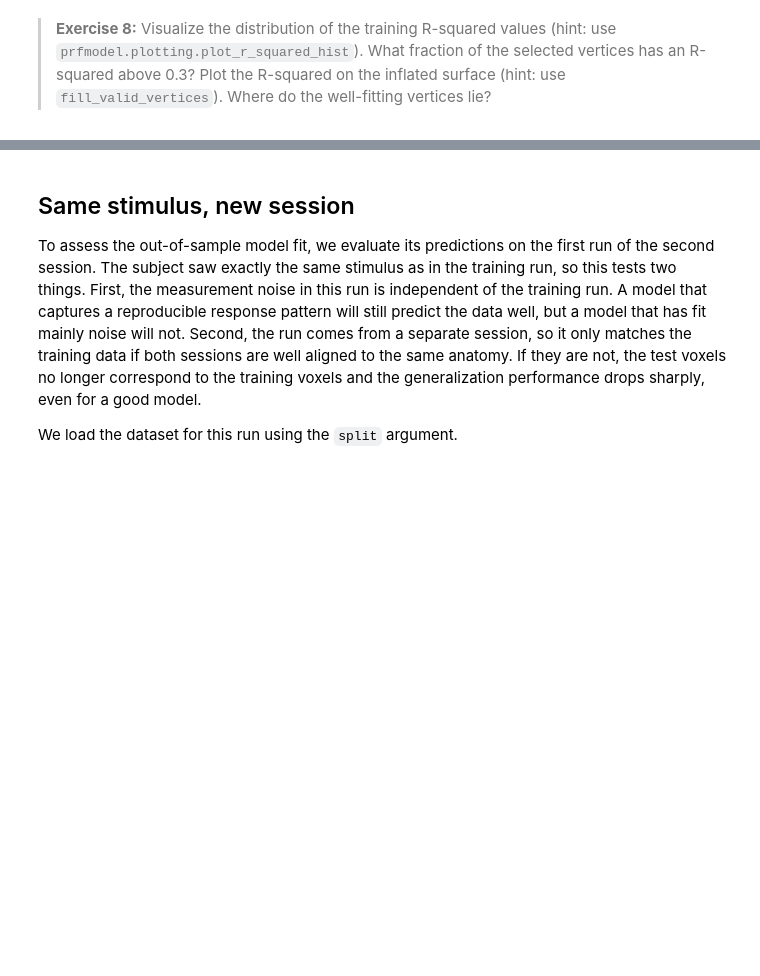
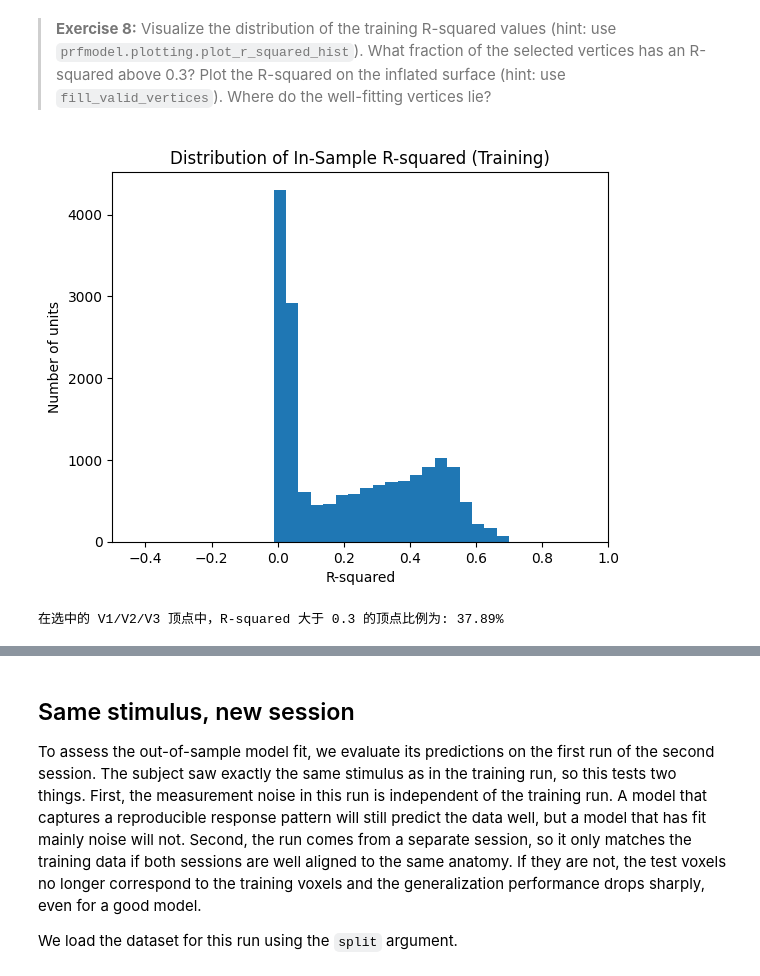
Before and after one commit to quailsir/Python, a Jupyter notebook: notebooks/workshop/02-prf-visual-fmri-cv.ipynb, the cells around one changed output, grey strips where cells are left out. Saved outputs shown, nothing was run; the diff lists cells and outputs as text; code cells hidden in the pictures; blank space fills up the shorter version.

```diff
--- a/notebooks/workshop/02-prf-visual-fmri-cv.ipynb
+++ b/notebooks/workshop/02-prf-visual-fmri-cv.ipynb
@@ -394,3 +431,21 @@ r_squared_train.shape
 > **Exercise 8:** Visualize the distribution of the training R-squared values (hint: use `prfmodel.plotting.plot_r_squared_hist`). What fraction of the selected vertices has an R-squared above 0.3? Plot the R-squared on the inflated surface (hint: use `fill_valid_vertices`). Where do the well-fitting vertices lie?
 # %%
 # Your code goes here
+# %%
+from prfmodel.plotting import plot_r_squared_hist
+import numpy as np
+import matplotlib.pyplot as plt
+
+# 1. Plot the distribution of the training R-squared values
+fig_r2_hist = plot_r_squared_hist(r_squared_train)
+plt.title("Distribution of In-Sample R-squared (Training)")
+plt.show()
+# %% [output]
+[figure, added]
+# %%
+# 2. Calculate the fraction of selected vertices with an R-squared above 0.3
+threshold = 0.3
+fraction_above_threshold = np.mean(r_squared_train > threshold)
+print(f"在选中的 V1/V2/V3 顶点中，R-squared 大于 0.3 的顶点比例为: {fraction_above_threshold:.2%}")
+# %% [output]
+在选中的 V1/V2/V3 顶点中，R-squared 大于 0.3 的顶点比例为: 37.89%
```
Also changed, not shown: parts of 6 cells of this notebook.
